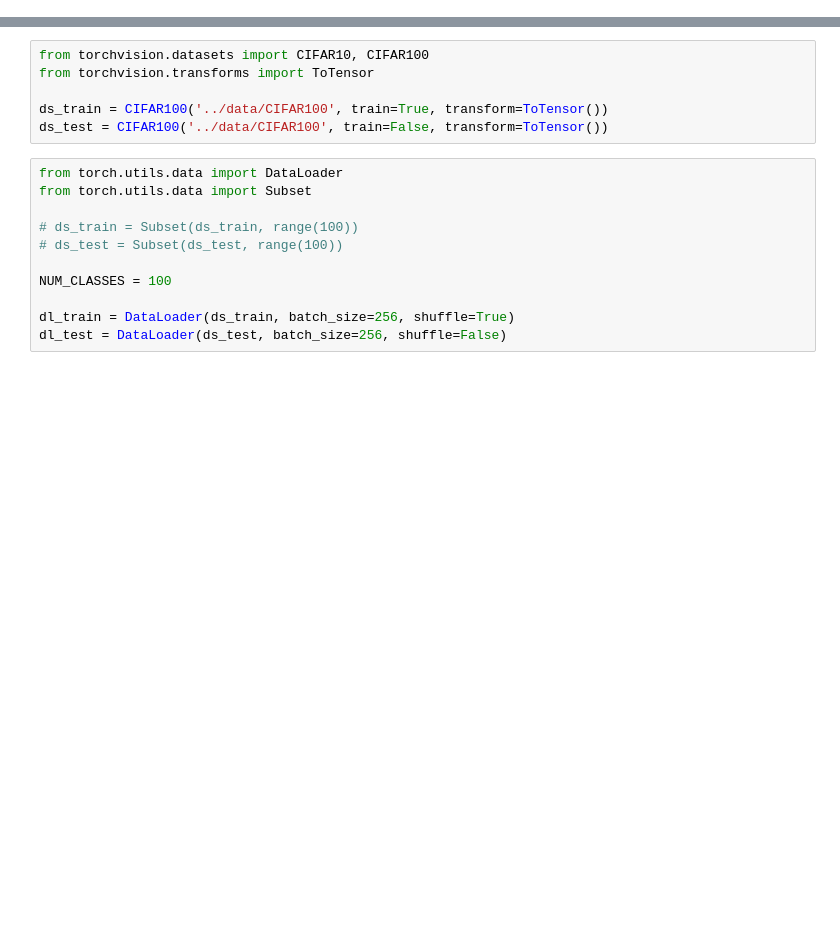
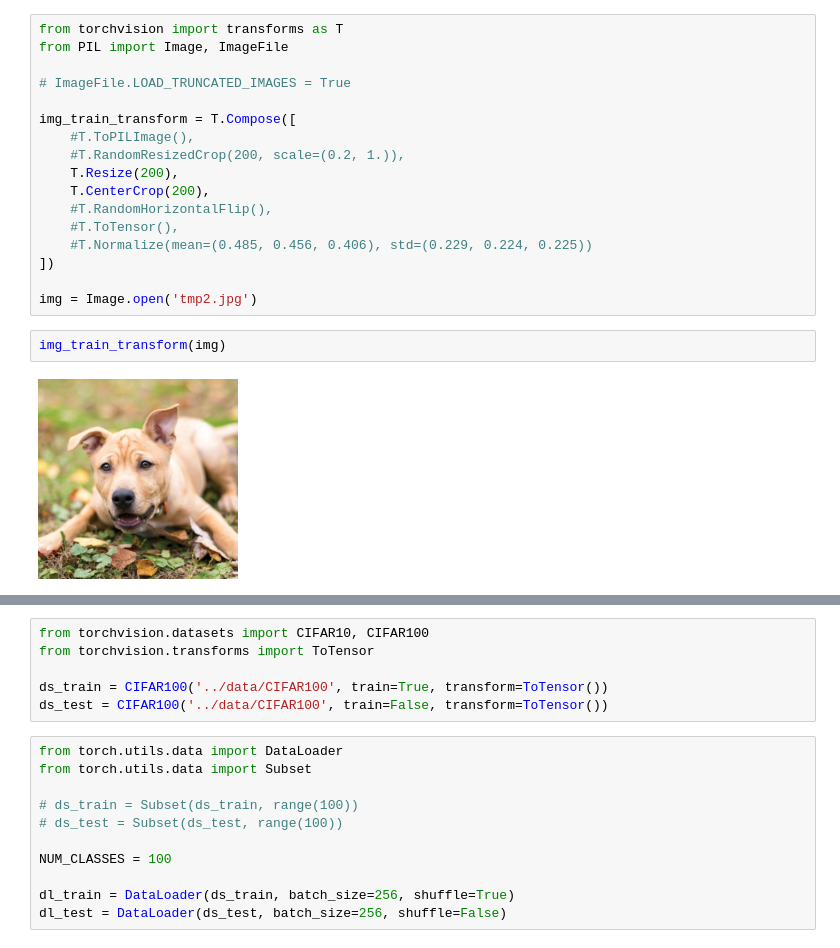
Before and after one commit to universome/class-norm, a Jupyter notebook: notebooks/zoo.ipynb, the cells around one changed output, grey strips where cells are left out. Cells and saved outputs as stored; diff of their text form; blank space fills up the shorter version.

```diff
--- a/notebooks/zoo.ipynb
+++ b/notebooks/zoo.ipynb
@@ -29,3 +94,24 @@ plt.legend()
+# %%
+from torchvision import transforms as T
+from PIL import Image, ImageFile
+
+# ImageFile.LOAD_TRUNCATED_IMAGES = True
+
+img_train_transform = T.Compose([
+    #T.ToPILImage(),
+    #T.RandomResizedCrop(200, scale=(0.2, 1.)),
+    T.Resize(200),
+    T.CenterCrop(200),
+    #T.RandomHorizontalFlip(),
+    #T.ToTensor(),
+    #T.Normalize(mean=(0.485, 0.456, 0.406), std=(0.229, 0.224, 0.225))
+])
+
+img = Image.open('tmp2.jpg')
+# %%
+img_train_transform(img)
+# %% [output]
+[figure, added]
 # %%
 import sys; sys.path.append('..')
 import torch
```
Also changed, not shown: parts of 13 cells of this notebook, 6 other files.
